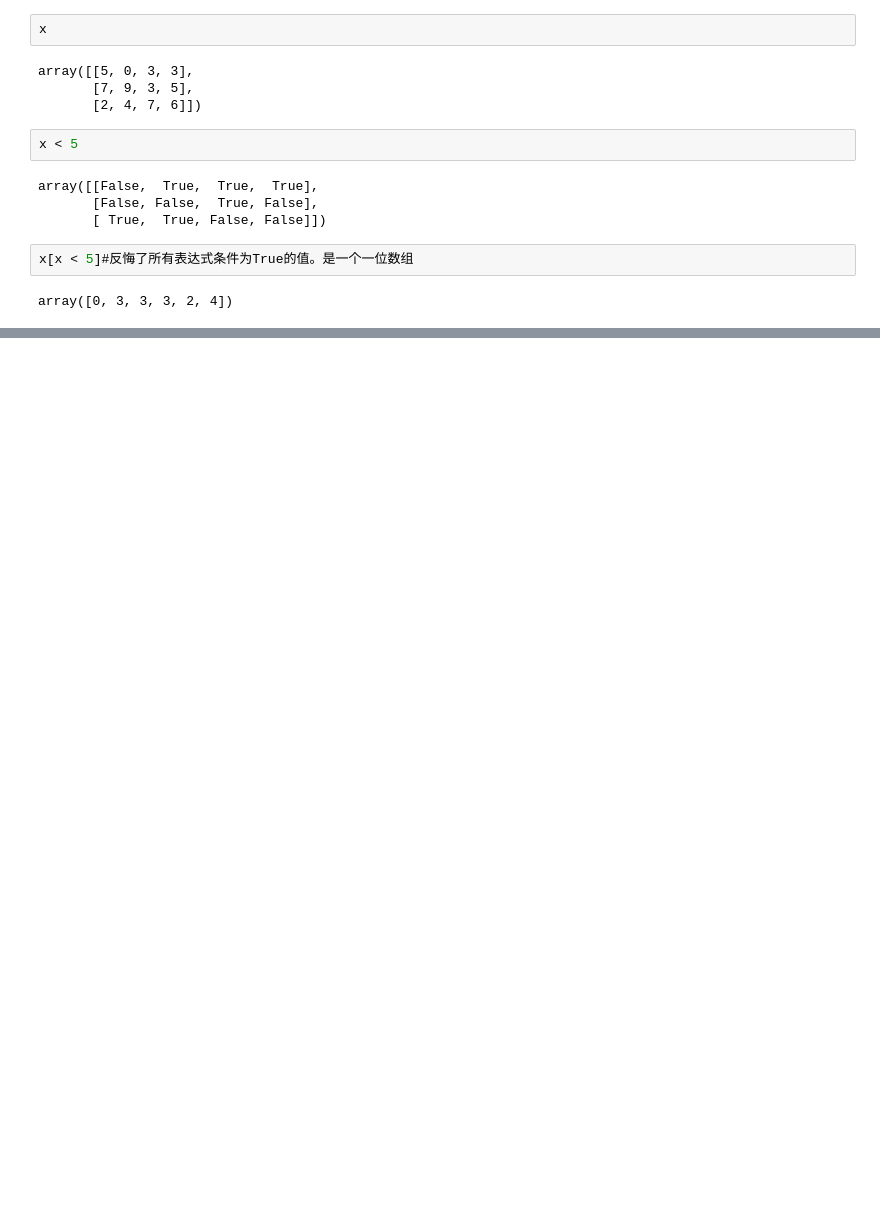
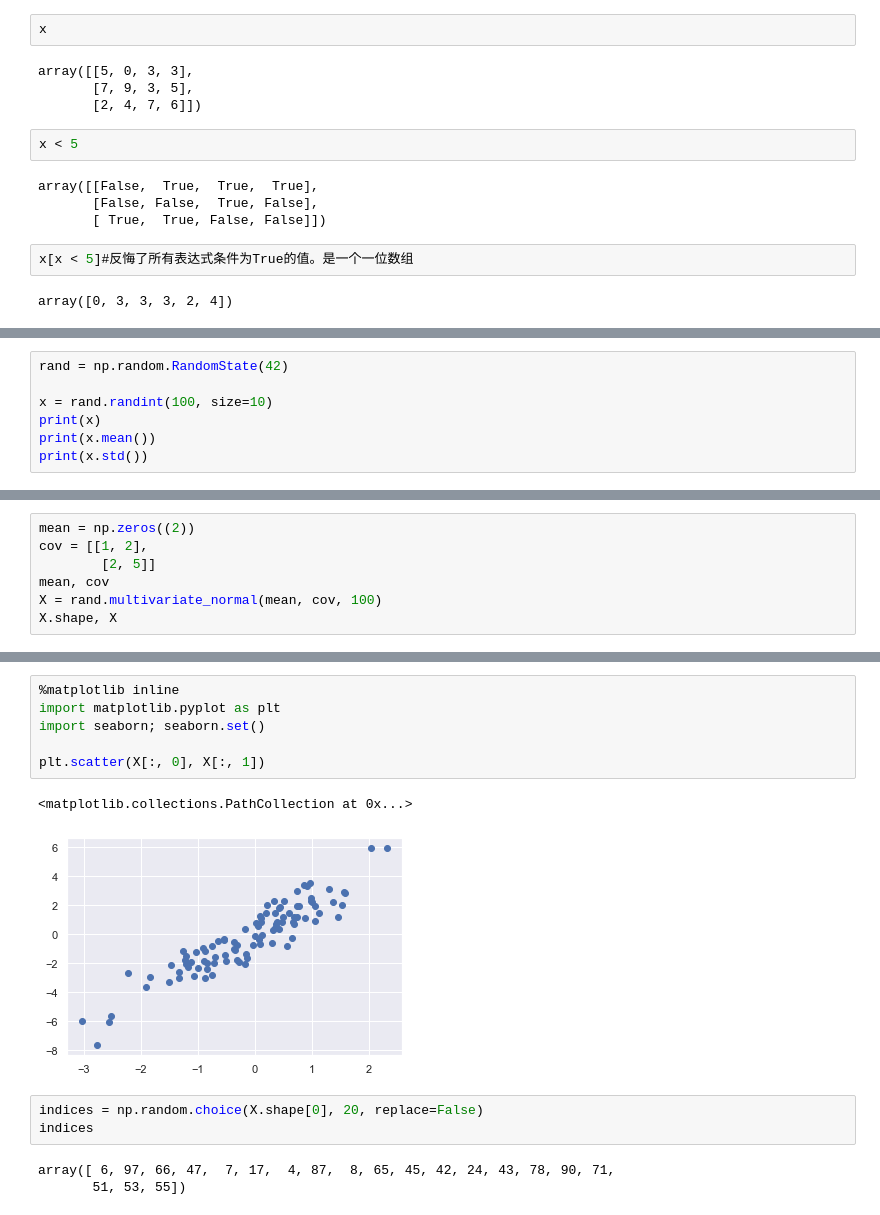
Before and after one commit to RGBRYANT24/DL_practice, a Jupyter notebook: data_science/numpy_learn.ipynb, the cells around one changed output, grey strips where cells are left out. Cells and saved outputs as stored; diff of their text form; blank space fills up the shorter version.

```diff
--- a/data_science/numpy_learn.ipynb
+++ b/data_science/numpy_learn.ipynb
@@ -766,0 +774,7 @@ array([0, 3, 3, 3, 2, 4])
+# %%
+rand = np.random.RandomState(42)
+
+x = rand.randint(100, size=10)
+print(x)
+print(x.mean())
+print(x.std())
@@ -766,0 +854,7 @@ array([0, 3, 3, 3, 2, 4])
+# %%
+mean = np.zeros((2))
+cov = [[1, 2],
+        [2, 5]]
+mean, cov
+X = rand.multivariate_normal(mean, cov, 100)
+X.shape, X
@@ -766,0 +879,15 @@ array([0, 3, 3, 3, 2, 4])
+# %%
+%matplotlib inline
+import matplotlib.pyplot as plt
+import seaborn; seaborn.set()
+
+plt.scatter(X[:, 0], X[:, 1])
+# %% [output]
+<matplotlib.collections.PathCollection at 0x...>
+[figure, added]
+# %%
+indices = np.random.choice(X.shape[0], 20, replace=False)
+indices
+# %% [output]
+array([ 6, 97, 66, 47,  7, 17,  4, 87,  8, 65, 45, 42, 24, 43, 78, 90, 71,
+       51, 53, 55])
```
Also changed, not shown: parts of 56 cells of this notebook, 1 other file.
